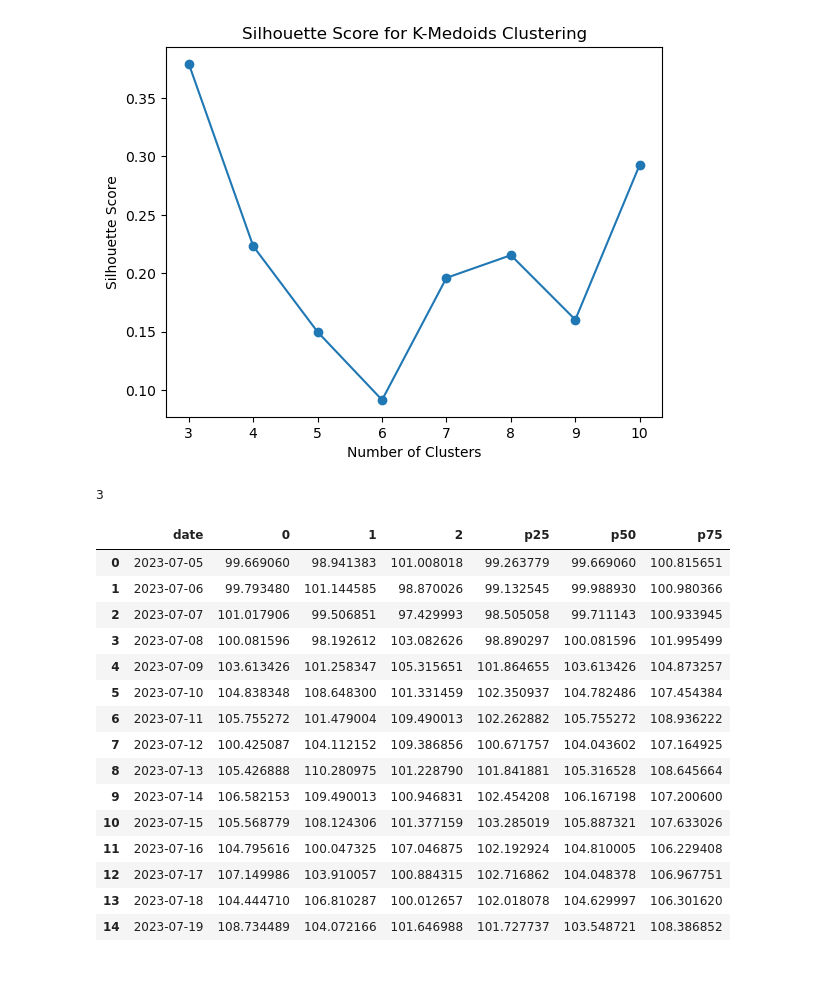
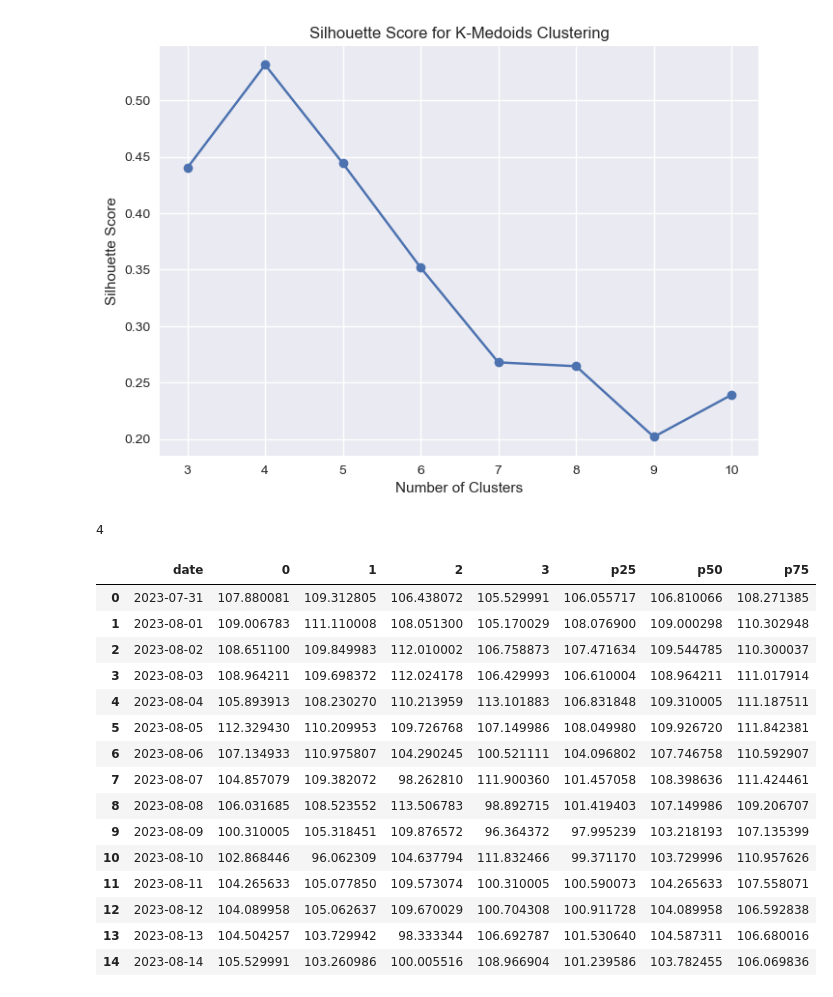
Before and after one commit to frontogenesis/metpy, a Jupyter notebook: experimental/k-medoids.ipynb, the cells around one changed output. Cells and saved outputs as stored; diff of their text form; code cells hidden in the pictures.

```diff
--- a/experimental/k-medoids.ipynb
+++ b/experimental/k-medoids.ipynb
@@ -14,12 +14,15 @@ from sklearn_extra.cluster import KMedoids
 '''
 Define Model Parameters
 '''
-MODEL_DATE = '20230704'
+MODEL_DATE = '20230729'
 MODEL_CYCLE = '12z'
 
+# DFW  32.90, -97.0
+# DCA  38.85, -77.04
+
 # Define area of interest
-LAT = 32.897480
-LON = -97.040443
+LAT = 32.90
+LON = -97.0
 
 FORECAST_DATES = [(datetime.today() + timedelta(days=day)).strftime('%Y-%m-%d')
                   for day in range(1, 16)]
@@ -100,7 +103,7 @@ df
 496 rows × 5 columns
 # %%
 df_time = df.groupby(['time'])
-last_forecast_timestep = df_time.get_group(FORECAST_DATES[1])[['temp']]
+last_forecast_timestep = df_time.get_group(FORECAST_DATES[-1])[['temp']]
 # %%
 def calculate_elbow_cluster_number(data, min_clusters, max_clusters, metric='euclidean'):
     """
@@ -195,58 +196,57 @@ def calculate_cluster_number(data, min_clusters, max_clusters, metric='euclidean
 silhouette_scr = calculate_cluster_number(last_forecast_timestep, 3, 10)
 silhouette_scr
 # %% [output]
-[figure, old version]
+[figure, new version]
-3
+4
 # %%
 # Either elbow_scr or silhouette_scr
 number_clusters = silhouette_scr
 # %%
 cluster_centers_dict = {}
 
 for date in FORECAST_DATES:
     single_forecast_date = df_time.get_group(date)
     p25 = single_forecast_date['temp'].quantile(.25)
     p50 = single_forecast_date['temp'].median()
     p75 = single_forecast_date['temp'].quantile(.75)
     kmedo = KMedoids(n_clusters=number_clusters, random_state=1)
     kmedo.fit(single_forecast_date[['temp']])
     cluster_centers = kmedo.cluster_centers_.flatten()
-    cluster_centers = np.append(cluster_centers, p25)
-    cluster_centers = np.append(cluster_centers, p50)
-    cluster_centers = np.append(cluster_centers, p75)
+    cluster_centers = np.append(cluster_centers, [p25, p50, p75])
+
     # Add the cluster centers to the dictionary with the date as the key
     cluster_centers_dict[date] = cluster_centers
 
 # Create a DataFrame from the dictionary
 df_cluster_centers = pd.DataFrame.from_dict(cluster_centers_dict, orient='index')
 df_cluster_centers = df_cluster_centers.rename_axis('date').reset_index()
 
 # Rename last few columns to add p25, p50, p75
 col_names = list(df_cluster_centers.columns)
 p25_column = int(col_names[-3])
 p50_column = int(col_names[-2])
 p75_column = int(col_names[-1])
 df_cluster_centers.rename(columns={p25_column: 'p25', p50_column: 'p50', p75_column: 'p75'},
                           inplace=True)
 
 df_cluster_centers
 # %% [output]
-|  | date | 0 | 1 | 2 | p25 | p50 | p75 |
-| 0 | 2023-07-05 | 99.669060 | 98.941383 | 101.008018 | 99.263779 | 99.669060 | 100.815651 |
-| 1 | 2023-07-06 | 99.793480 | 101.144585 | 98.870026 | 99.132545 | 99.988930 | 100.980366 |
-| 2 | 2023-07-07 | 101.017906 | 99.506851 | 97.429993 | 98.505058 | 99.711143 | 100.933945 |
-| 3 | 2023-07-08 | 100.081596 | 98.192612 | 103.082626 | 98.890297 | 100.081596 | 101.995499 |
-| 4 | 2023-07-09 | 103.613426 | 101.258347 | 105.315651 | 101.864655 | 103.613426 | 104.873257 |
-| 5 | 2023-07-10 | 104.838348 | 108.648300 | 101.331459 | 102.350937 | 104.782486 | 107.454384 |
-| 6 | 2023-07-11 | 105.755272 | 101.479004 | 109.490013 | 102.262882 | 105.755272 | 108.936222 |
-| 7 | 2023-07-12 | 100.425087 | 104.112152 | 109.386856 | 100.671757 | 104.043602 | 107.164925 |
-| 8 | 2023-07-13 | 105.426888 | 110.280975 | 101.228790 | 101.841881 | 105.316528 | 108.645664 |
-| 9 | 2023-07-14 | 106.582153 | 109.490013 | 100.946831 | 102.454208 | 106.167198 | 107.200600 |
-| 10 | 2023-07-15 | 105.568779 | 108.124306 | 101.377159 | 103.285019 | 105.887321 | 107.633026 |
-| 11 | 2023-07-16 | 104.795616 | 100.047325 | 107.046875 | 102.192924 | 104.810005 | 106.229408 |
-| 12 | 2023-07-17 | 107.149986 | 103.910057 | 100.884315 | 102.716862 | 104.048378 | 106.967751 |
-| 13 | 2023-07-18 | 104.444710 | 106.810287 | 100.012657 | 102.018078 | 104.629997 | 106.301620 |
-| 14 | 2023-07-19 | 108.734489 | 104.072166 | 101.646988 | 101.727737 | 103.548721 | 108.386852 |
+|  | date | 0 | 1 | 2 | 3 | p25 | p50 | p75 |
+| 0 | 2023-07-31 | 107.880081 | 109.312805 | 106.438072 | 105.529991 | 106.055717 | 106.810066 | 108.271385 |
+| 1 | 2023-08-01 | 109.006783 | 111.110008 | 108.051300 | 105.170029 | 108.076900 | 109.000298 | 110.302948 |
+| 2 | 2023-08-02 | 108.651100 | 109.849983 | 112.010002 | 106.758873 | 107.471634 | 109.544785 | 110.300037 |
+| 3 | 2023-08-03 | 108.964211 | 109.698372 | 112.024178 | 106.429993 | 106.610004 | 108.964211 | 111.017914 |
+| 4 | 2023-08-04 | 105.893913 | 108.230270 | 110.213959 | 113.101883 | 106.831848 | 109.310005 | 111.187511 |
+| 5 | 2023-08-05 | 112.329430 | 110.209953 | 109.726768 | 107.149986 | 108.049980 | 109.926720 | 111.842381 |
+| 6 | 2023-08-06 | 107.134933 | 110.975807 | 104.290245 | 100.521111 | 104.096802 | 107.746758 | 110.592907 |
+| 7 | 2023-08-07 | 104.857079 | 109.382072 | 98.262810 | 111.900360 | 101.457058 | 108.398636 | 111.424461 |
+| 8 | 2023-08-08 | 106.031685 | 108.523552 | 113.506783 | 98.892715 | 101.419403 | 107.149986 | 109.206707 |
+| 9 | 2023-08-09 | 100.310005 | 105.318451 | 109.876572 | 96.364372 | 97.995239 | 103.218193 | 107.135399 |
+| 10 | 2023-08-10 | 102.868446 | 96.062309 | 104.637794 | 111.832466 | 99.371170 | 103.729996 | 110.957626 |
+| 11 | 2023-08-11 | 104.265633 | 105.077850 | 109.573074 | 100.310005 | 100.590073 | 104.265633 | 107.558071 |
+| 12 | 2023-08-12 | 104.089958 | 105.062637 | 109.670029 | 100.704308 | 100.911728 | 104.089958 | 106.592838 |
+| 13 | 2023-08-13 | 104.504257 | 103.729942 | 98.333344 | 106.692787 | 101.530640 | 104.587311 | 106.680016 |
+| 14 | 2023-08-14 | 105.529991 | 103.260986 | 100.005516 | 108.966904 | 101.239586 | 103.782455 | 106.069836 |
 # %%
 plt.style.use('seaborn-v0_8')
 for n in range(0, number_clusters):
```
Also changed, not shown: parts of 6 cells of this notebook, 7 other files.
